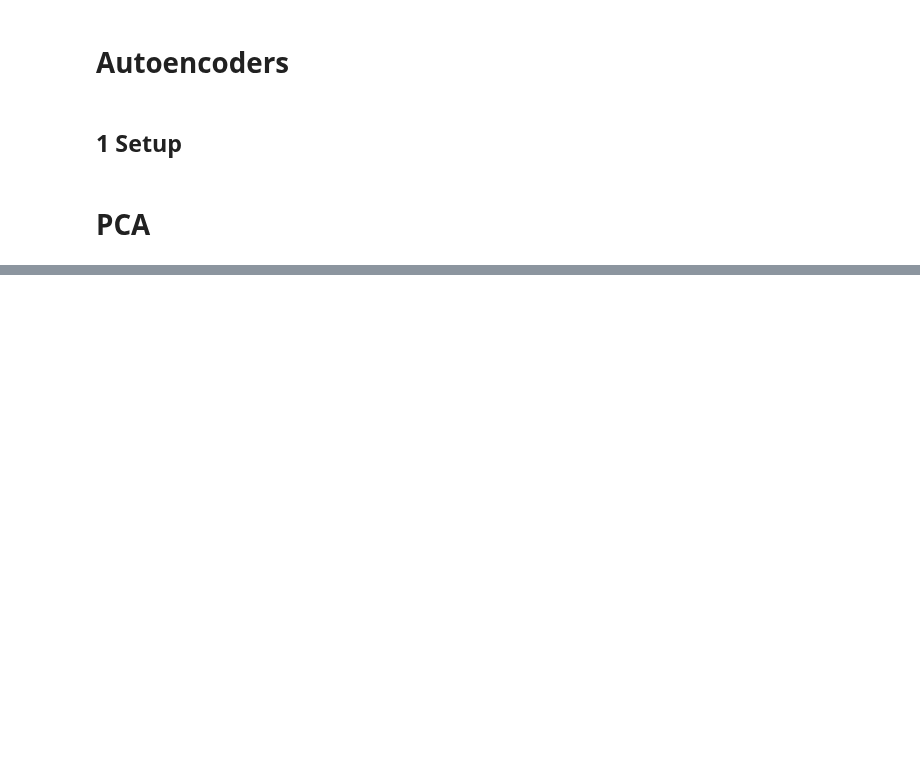
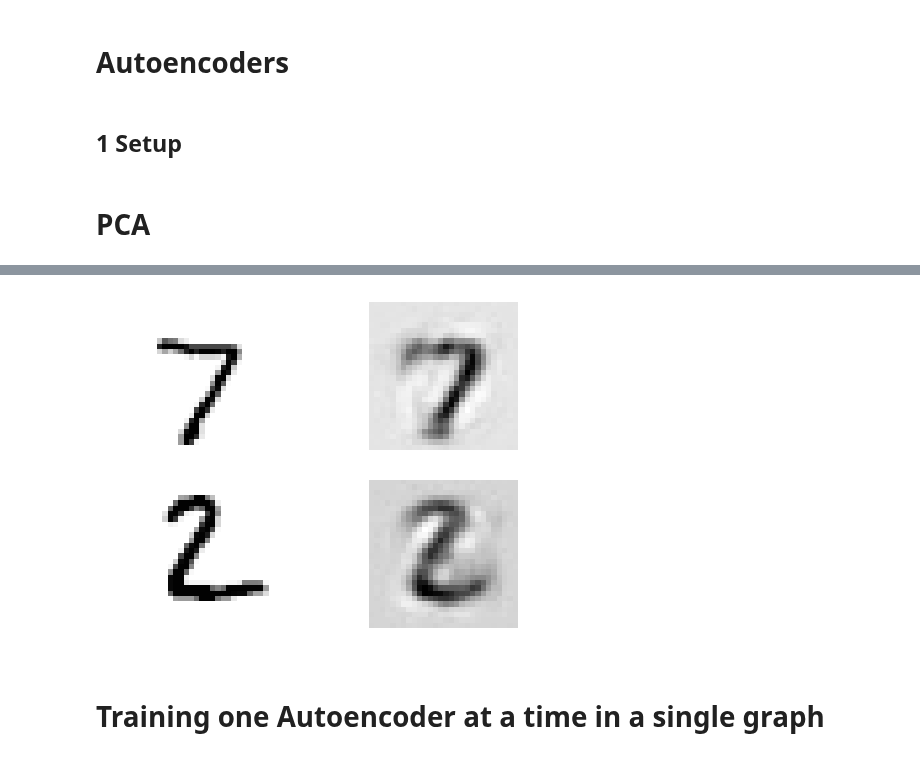
Before and after one commit to gaufung/Handon-ml, a Jupyter notebook: Chapter14/AutoEncoders.ipynb, the cells around one changed output, grey strips where cells are left out. Saved outputs shown, nothing was run; the diff lists cells and outputs as text; code cells hidden in the pictures; blank space fills up the shorter version.

```diff
--- a/Chapter14/AutoEncoders.ipynb
+++ b/Chapter14/AutoEncoders.ipynb
@@ -103,0 +187,33 @@ FileNotFoundError: [Errno 2] No such file or directory: './images/autoencoders/.
+# %%
+reset_graph()
+n_inputs = 28 * 28
+n_hidden1 = 300
+n_hidden2 = 150  # codings
+n_hidden3 = n_hidden1
+n_outputs = n_inputs
+
+learning_rate = 0.01
+l2_reg = 0.0005
+# %%
+activation = tf.nn.relu
+regularizer = tf.contrib.layers.l2_regularizer(l2_reg)
+initilizer = tf.contrib.layers.variance_scaling_initializer()
+X = tf.placeholder(tf.float32, shape=[None, n_inputs])
+# %%
+weight1_init = initilizer([n_inputs, n_hidden1])
+weight2_init = initilizer([n_hidden1, n_hidden2])
+
+weight1 = tf.Variable(weight1_init, dtype=tf.float32, name='weights1')
+weight2 = tf.Variable(weight2_init, dtype=tf.float32, name='weights2')
+weight3 = tf.transpose(weight2, name='weight3')
+weight4 = tf.transpose(weight1, name='weight4')
+
+biases1 = tf.Variable(tf.zeros(n_hidden1), name='biases1')
+biases2 = tf.Variable(tf.zeros(n_hidden2), name='biases2')
+biases3 = tf.Variable(tf.zeros(n_hidden3), name='biases3')
+biases4 = tf.Variable(tf.zeros(n_outputs), name='biases4')
+
+hidden1 = activation(tf.matmul(X, weight1) + biases1)
+hidden2 = activation(tf.matmul(hidden1, weight2) + biases2)
+hidden3 = activation(tf.matmul(hidden2, weight3) + biases3)
+outputs = tf.matmul(hidden3, weight4) + biases4
@@ -103,0 +252,6 @@ FileNotFoundError: [Errno 2] No such file or directory: './images/autoencoders/.
+# %%
+show_reconstructed_digits(X, outputs, "./my_model_tying_weights.ckpt")
+# %% [output]
+[figure, added]
+# %% [markdown]
+# Training one Autoencoder at a time in a single graph
```
Also changed, not shown: parts of 48 cells of this notebook, 4 other files.
